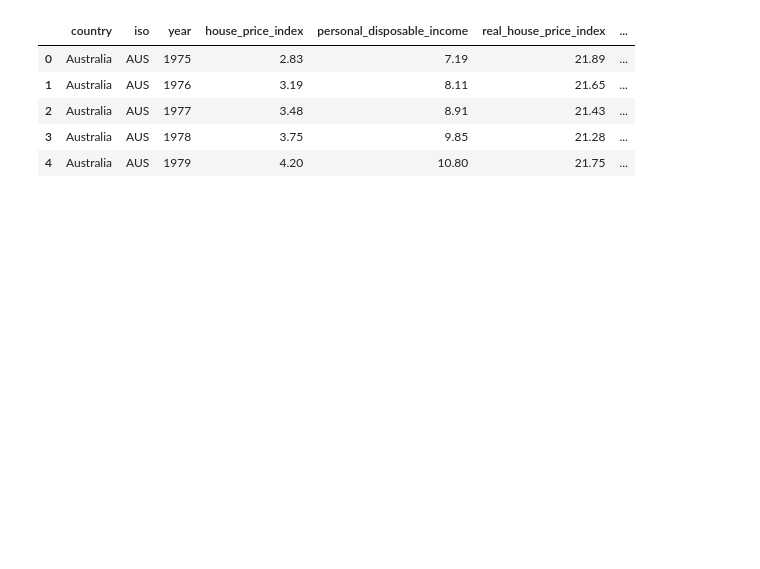
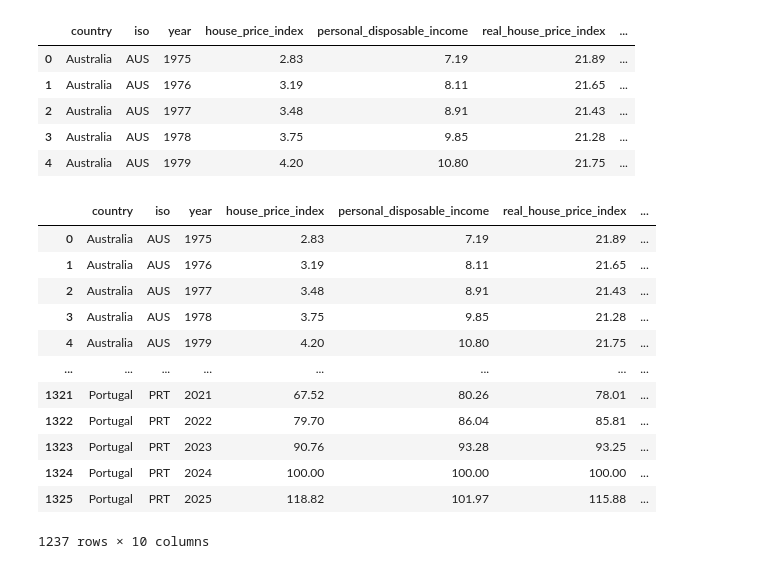
Before and after one commit to mananikrupa-sketch/housing-data-preprocessing, a Jupyter notebook: notebook/preprocessing.ipynb, the cells around one changed output. Drawn from its saved outputs; the diff is of its cells as text; code cells hidden in the pictures; blank space fills up the shorter version.

```diff
--- a/notebook/preprocessing.ipynb
+++ b/notebook/preprocessing.ipynb
@@ -113,3 +113,13 @@ IQR = Q3 - Q1
 
 df = df[~((df.select_dtypes(include=np.number) < (Q1 - 1.5 * IQR)) |
           (df.select_dtypes(include=np.number) > (Q3 + 1.5 * IQR))).any(axis=1)]
+# %%
+from sklearn.preprocessing import LabelEncoder
+
+le_country = LabelEncoder()
+df["country_encoded"] = le_country.fit_transform(df["country"])
+
+le_iso = LabelEncoder()
+df["iso_encoded"] = le_iso.fit_transform(df["iso"])
+
+df.head()
@@ -124,3 +141,20 @@ df.head()
 | 2 | Australia | AUS | 1977 | 3.48 | 8.91 | 21.43 | ... |
 | 3 | Australia | AUS | 1978 | 3.75 | 9.85 | 21.28 | ... |
 | 4 | Australia | AUS | 1979 | 4.20 | 10.80 | 21.75 | ... |
+# %%
+df.tail()
+df
+# %% [output]
+|  | country | iso | year | house_price_index | personal_disposable_income | real_house_price_index | ... |
+| 0 | Australia | AUS | 1975 | 2.83 | 7.19 | 21.89 | ... |
+| 1 | Australia | AUS | 1976 | 3.19 | 8.11 | 21.65 | ... |
+| 2 | Australia | AUS | 1977 | 3.48 | 8.91 | 21.43 | ... |
+| 3 | Australia | AUS | 1978 | 3.75 | 9.85 | 21.28 | ... |
+| 4 | Australia | AUS | 1979 | 4.20 | 10.80 | 21.75 | ... |
+| ... | ... | ... | ... | ... | ... | ... | ... |
+| 1321 | Portugal | PRT | 2021 | 67.52 | 80.26 | 78.01 | ... |
+| 1322 | Portugal | PRT | 2022 | 79.70 | 86.04 | 85.81 | ... |
+| 1323 | Portugal | PRT | 2023 | 90.76 | 93.28 | 93.25 | ... |
+| 1324 | Portugal | PRT | 2024 | 100.00 | 100.00 | 100.00 | ... |
+| 1325 | Portugal | PRT | 2025 | 118.82 | 101.97 | 115.88 | ... |
+1237 rows × 10 columns
```
Also changed, not shown: parts of 1 cell of this notebook, 1 other file.
